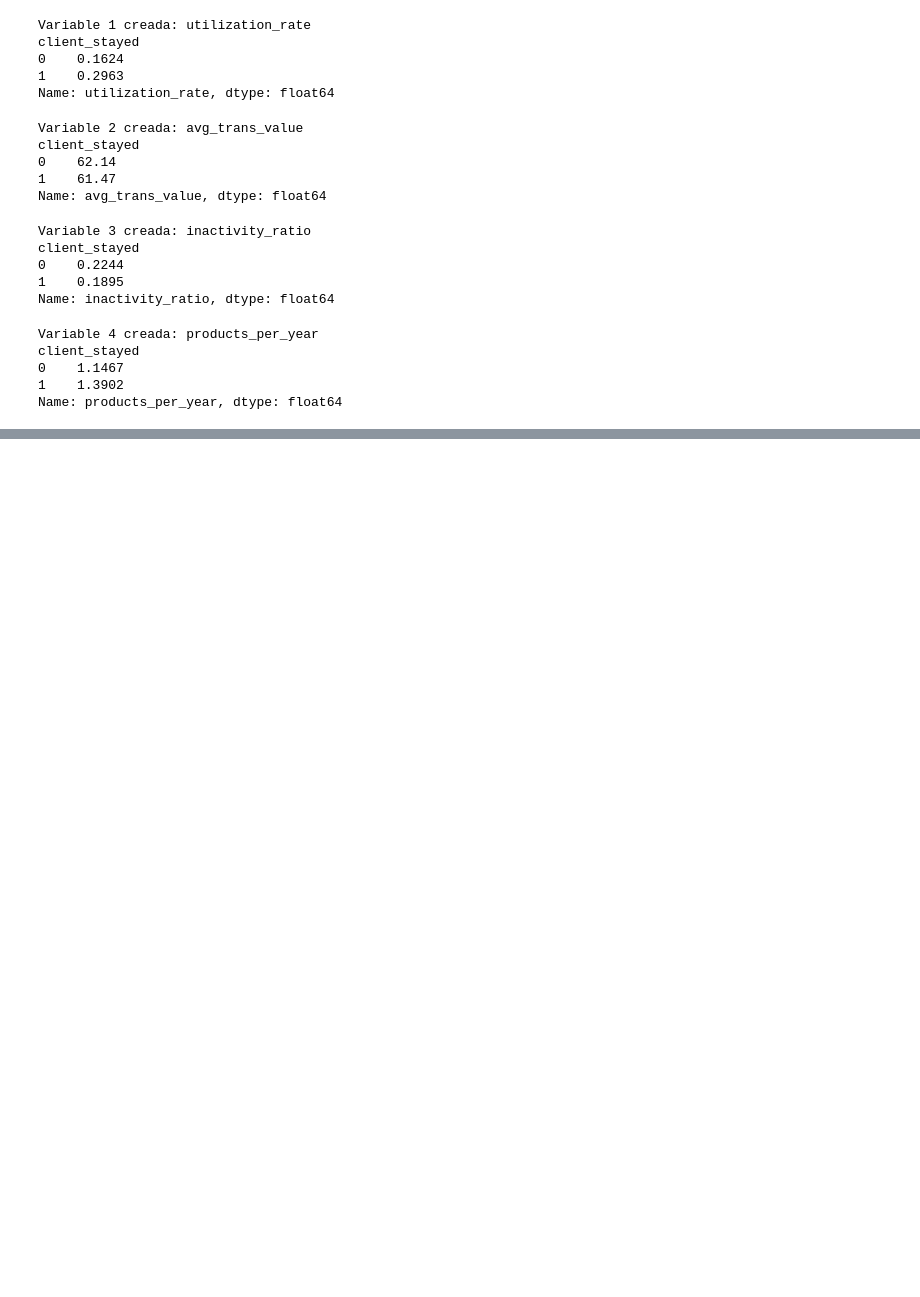
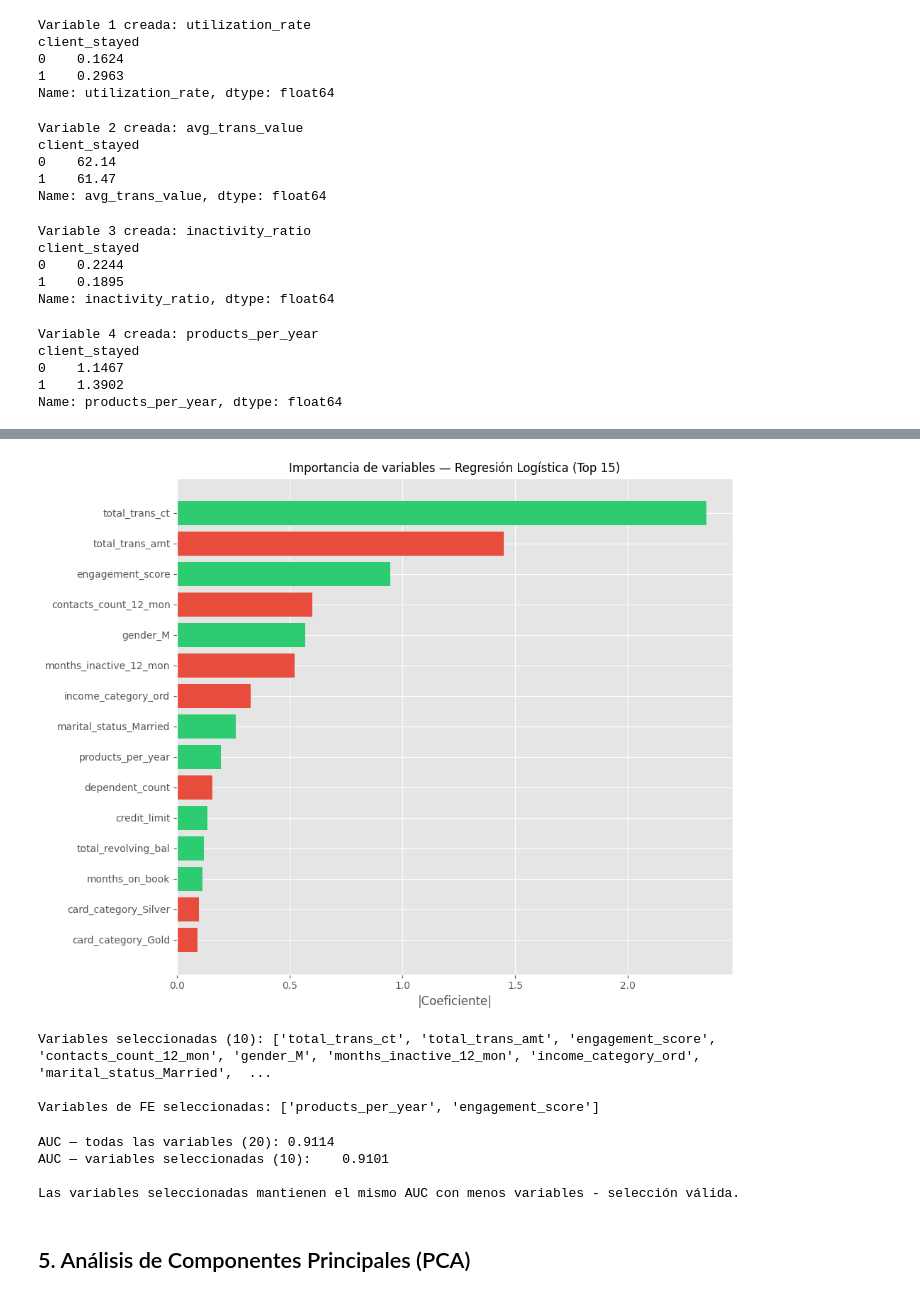
Before and after one commit to bielng/Data-Lab, a Jupyter notebook: trial_05.ipynb, the cells around one changed output, grey strips where cells are left out. Saved outputs shown, nothing was run; the diff lists cells and outputs as text; code cells hidden in the pictures; blank space fills up the shorter version.

```diff
--- a/trial_05.ipynb
+++ b/trial_05.ipynb
@@ -362,0 +436,14 @@ Name: products_per_year, dtype: float64
+# %%
+X_train, X_test, y_train, y_test = train_test_split(X_filtered, y, test_size=0.2, random_state=SEED, stratify=y)
+
+lr = LogisticRegression(max_iter=1000, random_state=SEED)
+lr.fit(X_train, y_train)
+
+coef_df = pd.DataFrame({
+    'variable': X_filtered.columns,
+    'coef_abs': np.abs(lr.coef_[0]),
+    'coef': lr.coef_[0]
+}).sort_values('coef_abs', ascending=False)
+
+print("Importancia de variables (|coeficiente| de regresión logística):")
+print(coef_df.head(15).to_string(index=False))
@@ -362,0 +468,49 @@ Name: products_per_year, dtype: float64
+# %%
+fig, ax = plt.subplots(figsize=(10, 8))
+top15 = coef_df.head(15)
+colors = ['#2ecc71' if c > 0 else '#e74c3c' for c in top15['coef']]
+ax.barh(top15['variable'][::-1], top15['coef_abs'][::-1], color=colors[::-1])
+ax.set_xlabel('|Coeficiente|')
+ax.set_title('Importancia de variables — Regresión Logística (Top 15)', fontsize=12)
+plt.tight_layout()
+plt.show()
+# %% [output]
+[figure, added]
+# %%
+THRESHOLD = coef_df.iloc[9]['coef_abs']  # top 10
+selected_vars = coef_df[coef_df['coef_abs'] >= THRESHOLD]['variable'].tolist()
+print(f"Variables seleccionadas ({len(selected_vars)}):", selected_vars)
+
+# ¿Aparecen las variables de FE?
+fe_in_selection = [v for v in new_vars if v in selected_vars]
+print(f"\nVariables de FE seleccionadas: {fe_in_selection}")
+# %% [output]
+Variables seleccionadas (10): ['total_trans_ct', 'total_trans_amt', 'engagement_score', 'contacts_count_12_mon', 'gender_M', 'months_inactive_12_mon', 'income_category_ord', 'marital_status_Married',  ...
+
+Variables de FE seleccionadas: ['products_per_year', 'engagement_score']
+# %%
+from sklearn.metrics import roc_auc_score
+
+X_train_all, X_test_all, y_train, y_test = train_test_split(X_filtered, y, test_size=0.2, random_state=SEED, stratify=y)
+
+lr_all = LogisticRegression(max_iter=1000, random_state=SEED)
+lr_all.fit(X_train_all, y_train)
+auc_all = roc_auc_score(y_test, lr_all.predict_proba(X_test_all)[:,1])
+
+X_sel = X_filtered[selected_vars]
+X_train_sel, X_test_sel = X_train_all[selected_vars], X_test_all[selected_vars]
+
+lr_sel = LogisticRegression(max_iter=1000, random_state=SEED)
+lr_sel.fit(X_train_sel, y_train)
+auc_sel = roc_auc_score(y_test, lr_sel.predict_proba(X_test_sel)[:,1])
+
+print(f"AUC — todas las variables ({X_filtered.shape[1]}): {auc_all:.4f}")
+print(f"AUC — variables seleccionadas ({len(selected_vars)}):    {auc_sel:.4f}")
+print(f"\nLas variables seleccionadas mantienen el mismo AUC con menos variables - selección válida.")
+# %% [output]
+AUC — todas las variables (20): 0.9114
+AUC — variables seleccionadas (10):    0.9101
+
+Las variables seleccionadas mantienen el mismo AUC con menos variables - selección válida.
+# %% [markdown]
+## 5. Análisis de Componentes Principales (PCA)
```
Also changed, not shown: parts of 8 cells of this notebook, 7 other files.
